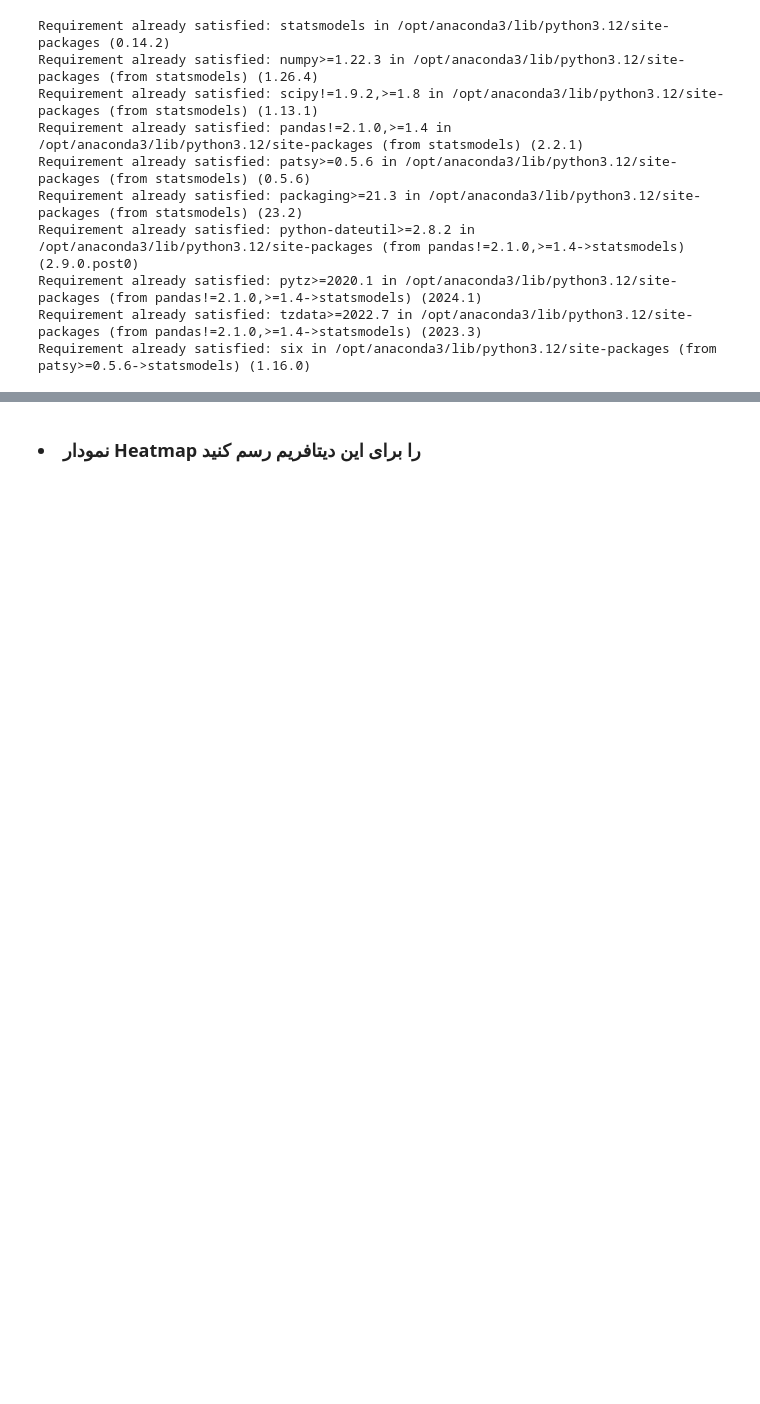
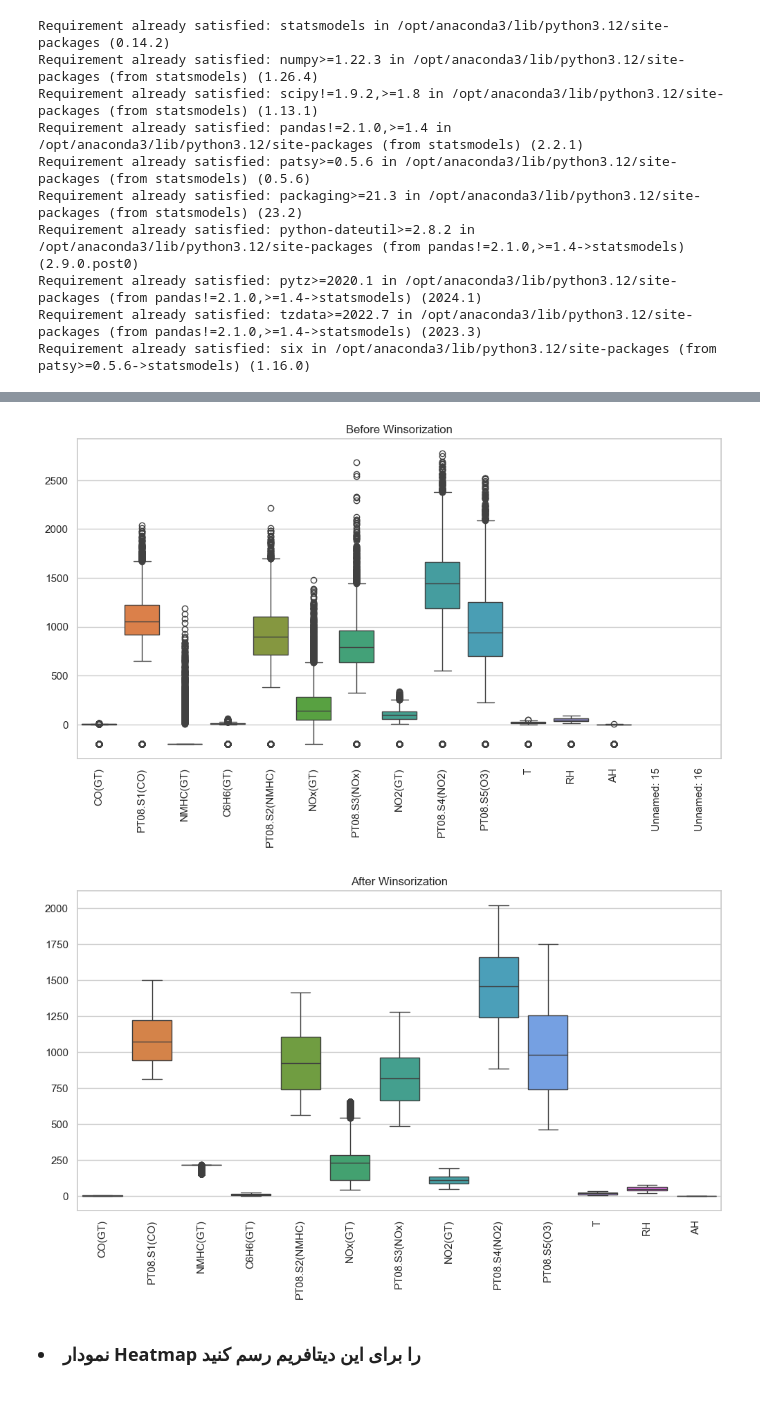
Before and after one commit to mobinym/Predict_reg, a Jupyter notebook: Exercise 1.ipynb, the cells around one changed output, grey strips where cells are left out. Saved outputs shown, nothing was run; the diff lists cells and outputs as text; code cells hidden in the pictures; blank space fills up the shorter version.

```diff
--- a/Exercise 1.ipynb
+++ b/Exercise 1.ipynb
@@ -869,3 +884,25 @@ ImportError: cannot import name 'winsorize' from 'scipy.stats' (/opt/anaconda3/l
+# %%
+# TODO: مدیریت داده های پرت
+
+import matplotlib.pyplot as plt
+import seaborn as sns
+
+# نمودار Boxplot قبل از Winsorization
+plt.figure(figsize=(12,6))
+sns.boxplot(data=df.select_dtypes(include='number'))
+plt.title("Before Winsorization")
+plt.xticks(rotation=90)
+plt.show()
+
+# نمودار Boxplot بعد از Winsorization
+plt.figure(figsize=(12,6))
+sns.boxplot(data=df_copy.select_dtypes(include='number'))
+plt.title("After Winsorization")
+plt.xticks(rotation=90)
+plt.show()
+# %% [output]
+[figure, added]
+[figure, added]
 # %% [markdown]
 <br>
 <div dir="rtl">
```
Also changed, not shown: parts of 18 cells of this notebook.
